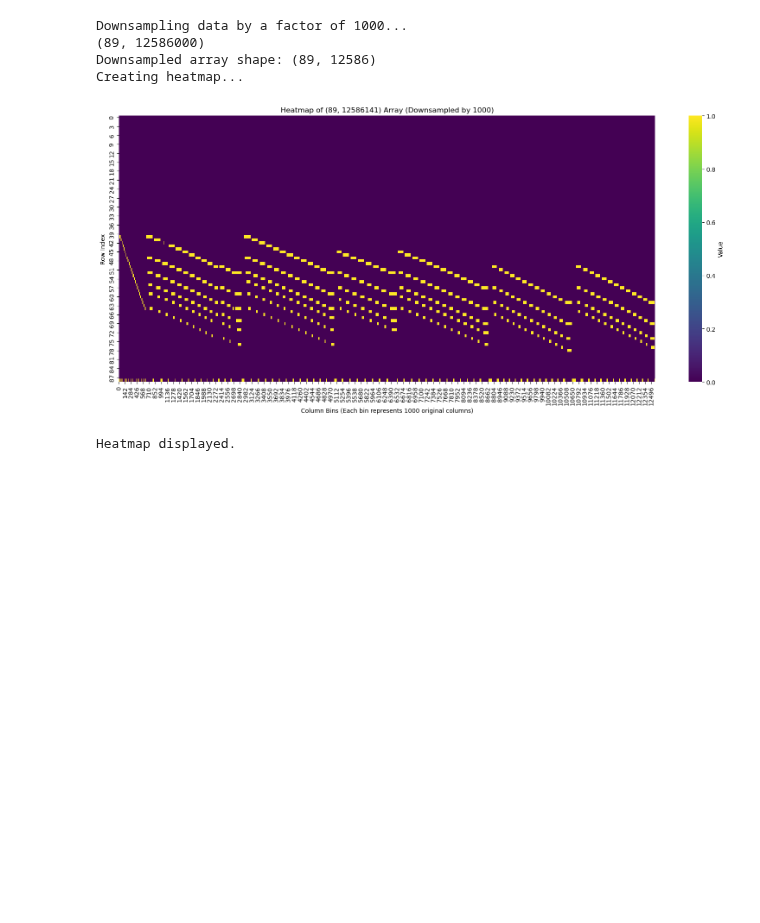
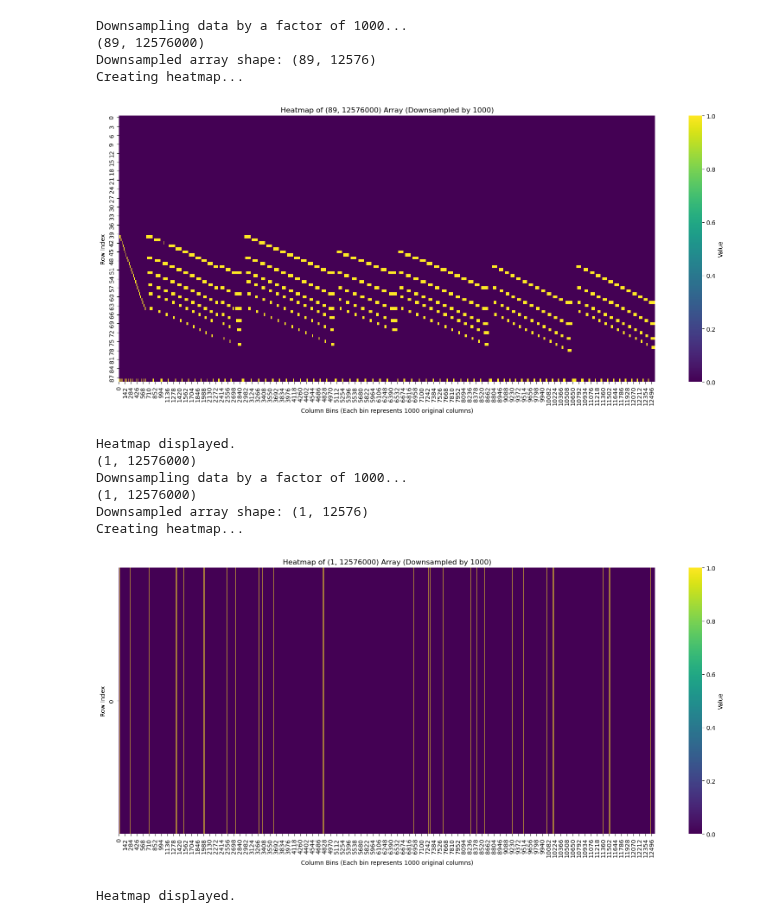
Before and after one commit to geraldmwangi/GuitarMidi-LV2, a Jupyter notebook: python/neuralnetmodelling/training_dataprep_midi.ipynb, the cells around one changed output. Drawn from its saved outputs; the diff is of its cells as text; code cells hidden in the pictures; blank space fills up the shorter version.

Commit message:
added onsets

```diff
--- a/python/neuralnetmodelling/training_dataprep_midi.ipynb
+++ b/python/neuralnetmodelling/training_dataprep_midi.ipynb
@@ -98,11 +99,24 @@ def midi_to_note_name(midi_note):
 def generate_midi_classes(midi_file,samplerate,audiolength):
 
     class_matrix=np.zeros((num_midi_classes+1,audiolength))
+    onsetvec=np.zeros(audiolength)
     notes=load_midi_to_event_samples(midi_file,samplerate)
 
     if not notes:
         print("No playable note events found in the MIDI file.")
         return
+    for n in notes:
+        start_sample=int(n[1]*samplerate)
+        duration_samples=int(n[2]*samplerate)
+        class_matrix[n[0],start_sample:(start_sample+duration_samples)]=1
+
+        # onsetvec[range(start_sample-2,start_sample+3)]=onsetvalues
+        onsetvec[start_sample]=1
+
+
+    for s in range(0,audiolength):
+        midisamplevec=class_matrix[0:num_midi_classes,s]
+        class_matrix[num_midi_classes,s]=np.max(midisamplevec)!=1
 
     # Convert all times from seconds to samples using the provided samplerate
     note_numbers = [n[0] for n in notes]
@@ -154,19 +168,12 @@ def generate_midi_classes(midi_file,samplerate,audiolength):
     plt.grid(axis='x', linestyle='--', alpha=0.7)
     plt.tight_layout()
     plt.show()
+    onsetwindow=[-2,-1,0,1,2]
+    onsetvalues=[0.25,0.5,1.0,0.5,0.25]
 
 
-    for n in notes:
-        start_sample=int(n[1]*samplerate)
-        duration_samples=int(n[2]*samplerate)
-        class_matrix[n[0],start_sample:(start_sample+duration_samples)]=1
 
+    return class_matrix,onsetvec
 
-    for s in range(0,audiolength):
-        midisamplevec=class_matrix[0:num_midi_classes,s]
-        class_matrix[num_midi_classes,s]=np.max(midisamplevec)!=1
-
-    return class_matrix
-
-midi_classes=generate_midi_classes(midi_file,sampleRate,audiolen)
+midi_classes,onsetvec=generate_midi_classes(midi_file,sampleRate,audiolen)
 # %% [output]
@@ -174,13 +183,23 @@ midi_classes=generate_midi_classes(midi_file,sampleRate,audiolen)
 # %%
 from common import plot_heatmap
 plot_heatmap(midi_classes)
+onsets2d=np.tile(onsetvec,(1,1))
+print(onsets2d.shape)
+plot_heatmap(onsets2d)
 # %% [output]
 Downsampling data by a factor of 1000...
-(89, 12586000)
-Downsampled array shape: (89, 12586)
+(89, 12576000)
+Downsampled array shape: (89, 12576)
 Creating heatmap...
 [figure]
 Heatmap displayed.
+(1, 12576000)
+Downsampling data by a factor of 1000...
+(1, 12576000)
+Downsampled array shape: (1, 12576)
+Creating heatmap...
+[figure, added]
+Heatmap displayed.
 # %%
 from common import frame_size
 def reshape_to_nn_output(outdata):
```
Also changed, not shown: parts of 3 cells of this notebook.
